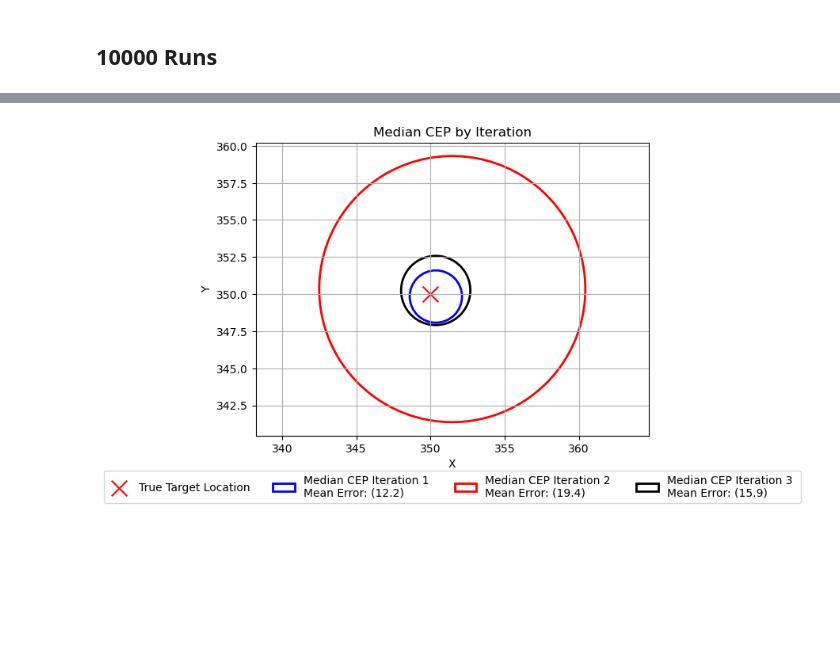
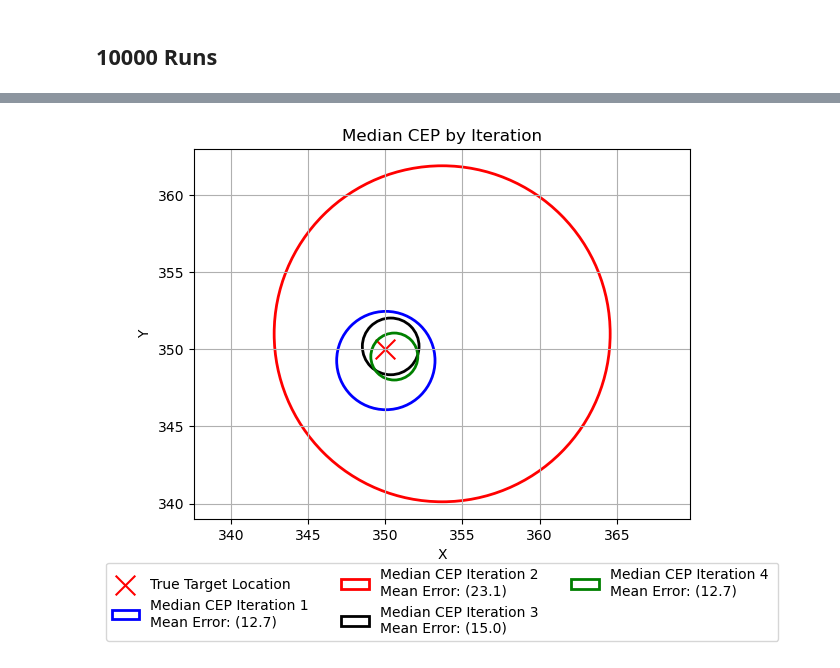
Before and after one commit to raneyoliver/CS8321Labs-public, a Jupyter notebook: lab5/Summary Results.ipynb, the cells around one changed output, grey strips where cells are left out. Drawn from its saved outputs; the diff is of its cells as text; code cells hidden in the pictures; blank space fills up the shorter version.

```diff
--- a/lab5/Summary Results.ipynb
+++ b/lab5/Summary Results.ipynb
@@ -136,5 +162,5 @@ results_iter2.describe().style.format("{:.2f}")
 # %%
-results_iter3 = pd.read_csv('iter3_results10000.csv')
+results_iter3 = pd.read_csv('iter3_1_results10000.csv')
 results_iter3.describe().style.format("{:.2f}")
 # %% [output]
 |  | Num_Steps | Median_Error | Median_CEP | Median_X | Median_Y | MAD_X | MAD_Y | Mean_X | Mean_Y | Std_X | ... |
@@ -148,0 +175,3 @@ results_iter3.describe().style.format("{:.2f}")
+# %%
+results_iter4 = pd.read_csv('iter4_1_results10000.csv')
+results_iter4.describe().style.format("{:.2f}")
@@ -177,33 +216,46 @@ radius = mean_median_cep
 median_cep_legend2 = f'Median CEP Iteration 2 \nMean Error: ({np.round(mean_median_error,1)})'
 circle_median = Ellipse((mean_median_x, mean_median_y), 2*radius, 2*radius, edgecolor='red', facecolor='none', linestyle='-', linewidth=2, label=median_cep_legend2)
 plt.gca().add_patch(circle_median)
 
 mean_num_steps = results_iter3['Num_Steps'].mean()
 mean_median_error = results_iter3['Median_Error'].mean()
 mean_median_cep = results_iter3['Median_CEP'].mean()
 mean_median_x = results_iter3['Median_X'].mean()
 mean_median_y = results_iter3['Median_Y'].mean()
 mean_mad_x = results_iter3['MAD_X'].mean()
 mean_mad_y = results_iter3['MAD_Y'].mean()
 
 # Plot circle using MAD deviations of x & y values
 radius = mean_median_cep
 median_cep_legend3 = f'Median CEP Iteration 3 \nMean Error: ({np.round(mean_median_error,1)})'
 circle_median = Ellipse((mean_median_x, mean_median_y), 2*radius, 2*radius, edgecolor='black', facecolor='none', linestyle='-', linewidth=2, label=median_cep_legend3)
 plt.gca().add_patch(circle_median)
 
+mean_num_steps = results_iter4['Num_Steps'].mean()
+mean_median_error = results_iter4['Median_Error'].mean()
+mean_median_cep = results_iter4['Median_CEP'].mean()
+mean_median_x = results_iter4['Median_X'].mean()
+mean_median_y = results_iter4['Median_Y'].mean()
+mean_mad_x = results_iter4['MAD_X'].mean()
+mean_mad_y = results_iter4['MAD_Y'].mean()
+
+# Plot circle using MAD deviations of x & y values
+radius = mean_median_cep
+median_cep_legend4 = f'Median CEP Iteration 4 \nMean Error: ({np.round(mean_median_error,1)})'
+circle_median = Ellipse((mean_median_x, mean_median_y), 2*radius, 2*radius, edgecolor='green', facecolor='none', linestyle='-', linewidth=2, label=median_cep_legend4)
+plt.gca().add_patch(circle_median)
 
 
 plt.xlabel('X')
 plt.ylabel('Y')
 plt.title('Median CEP by Iteration')
 plt.legend(
     loc='lower center',
-    bbox_to_anchor=(0.5, -.25),
-    ncol=4,
+    bbox_to_anchor=(0.5, -.35),
+    ncol=3,
 )
 plt.grid(True)
 plt.axis('equal')  # Equal aspect ratio
 plt.show()
 # %% [output]
-[figure, old version]
+[figure, new version]
```
Also changed, not shown: parts of 17 cells of this notebook, 18 other files.
